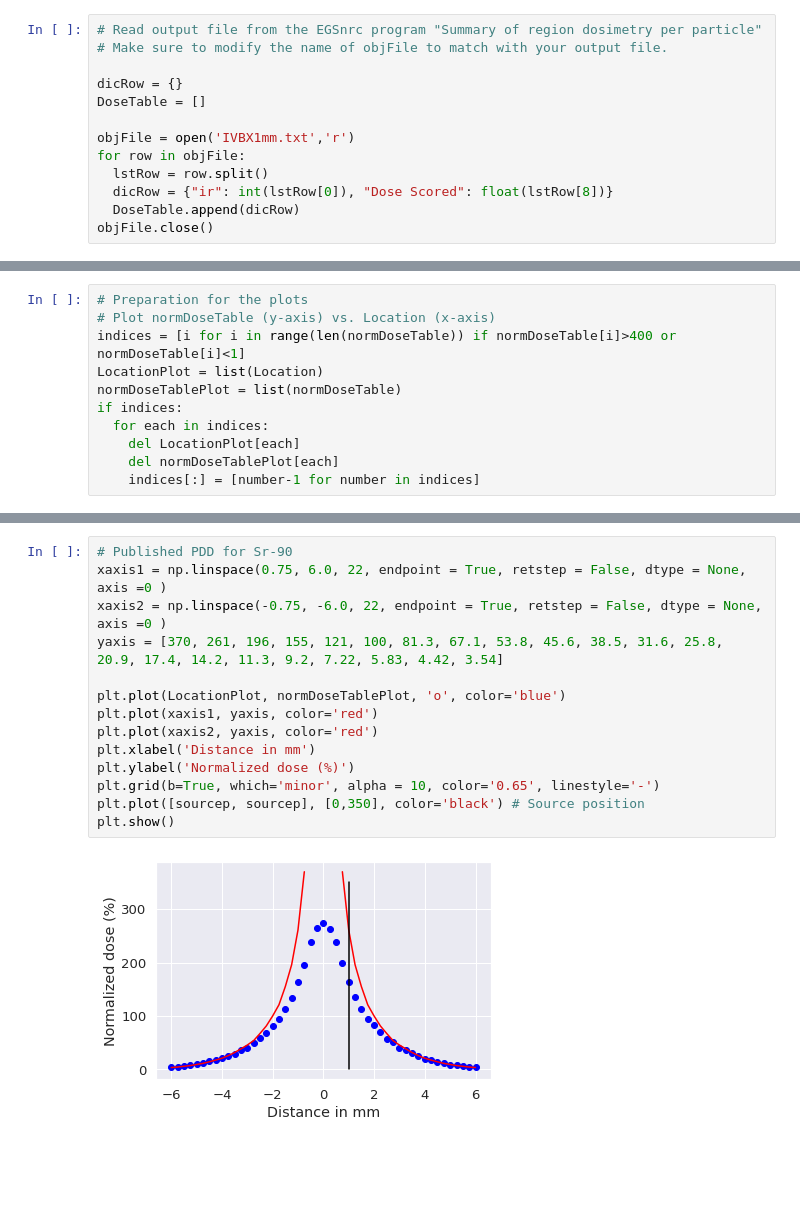
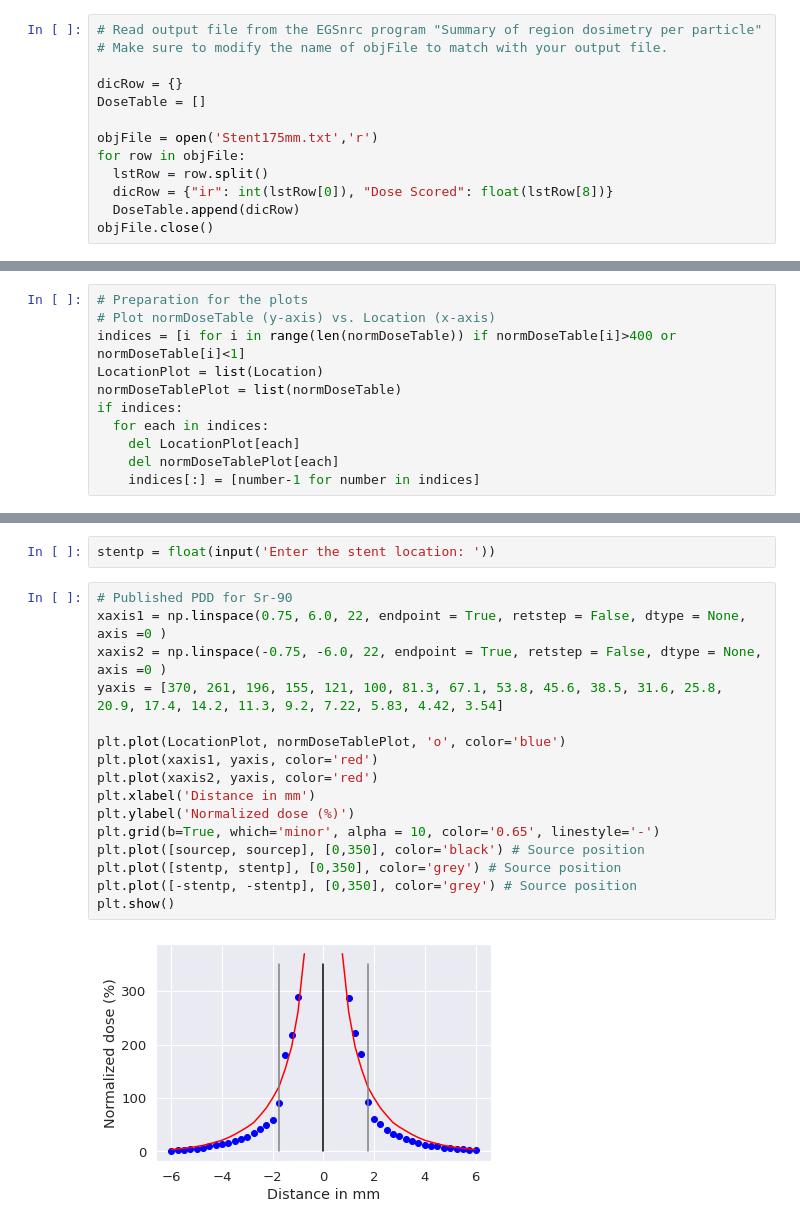
Before and after one commit to lynch829/IntravascularBrachytherapy, a Jupyter notebook: VisualizeDoseXY.ipynb, the cells around one changed output, grey strips where cells are left out. Drawn from its saved outputs; the diff is of its cells as text; blank space fills up the shorter version.

```diff
--- a/VisualizeDoseXY.ipynb
+++ b/VisualizeDoseXY.ipynb
@@ -32,7 +32,7 @@ Saving IVBX1mm.txt to IVBX1mm.txt
 dicRow = {}
 DoseTable = []
 
-objFile = open('IVBX1mm.txt','r')
+objFile = open('Stent175mm.txt','r')
 for row in objFile:
   lstRow = row.split()
   dicRow = {"ir": int(lstRow[0]), "Dose Scored": float(lstRow[8])}
@@ -75,16 +73,20 @@ Enter the source position: 1
+# %%
+stentp = float(input('Enter the stent location: '))
 # %%
 # Published PDD for Sr-90
 xaxis1 = np.linspace(0.75, 6.0, 22, endpoint = True, retstep = False, dtype = None, axis =0 )
 xaxis2 = np.linspace(-0.75, -6.0, 22, endpoint = True, retstep = False, dtype = None, axis =0 )
 yaxis = [370, 261, 196, 155, 121, 100, 81.3, 67.1, 53.8, 45.6, 38.5, 31.6, 25.8, 20.9, 17.4, 14.2, 11.3, 9.2, 7.22, 5.83, 4.42, 3.54]
 
 plt.plot(LocationPlot, normDoseTablePlot, 'o', color='blue')
 plt.plot(xaxis1, yaxis, color='red')
 plt.plot(xaxis2, yaxis, color='red')
 plt.xlabel('Distance in mm')
 plt.ylabel('Normalized dose (%)')
 plt.grid(b=True, which='minor', alpha = 10, color='0.65', linestyle='-')
 plt.plot([sourcep, sourcep], [0,350], color='black') # Source position
+plt.plot([stentp, stentp], [0,350], color='grey') # Source position
+plt.plot([-stentp, -stentp], [0,350], color='grey') # Source position
 plt.show()
 # %% [output]
-[figure, old version]
+[figure, new version]
```
Also changed, not shown: parts of 2 cells of this notebook.
